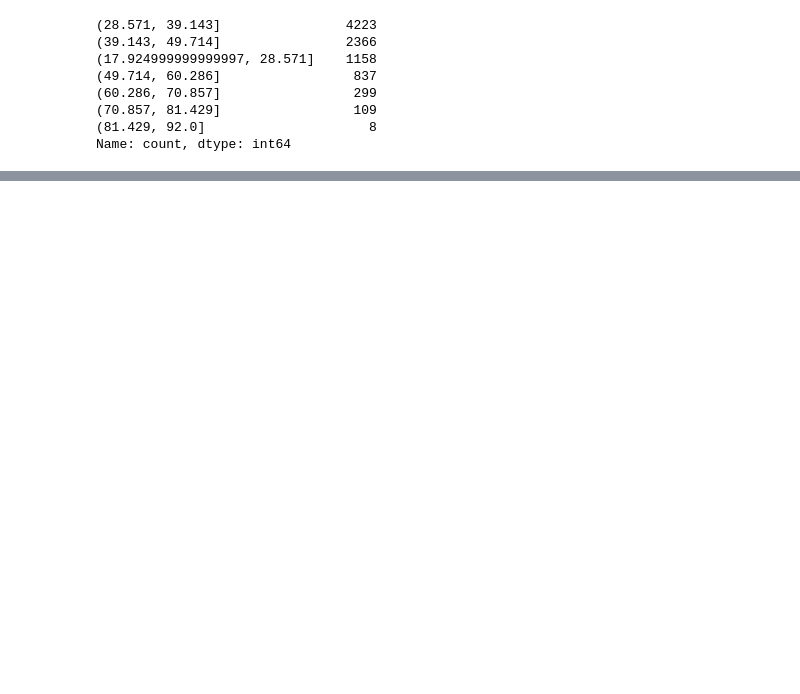
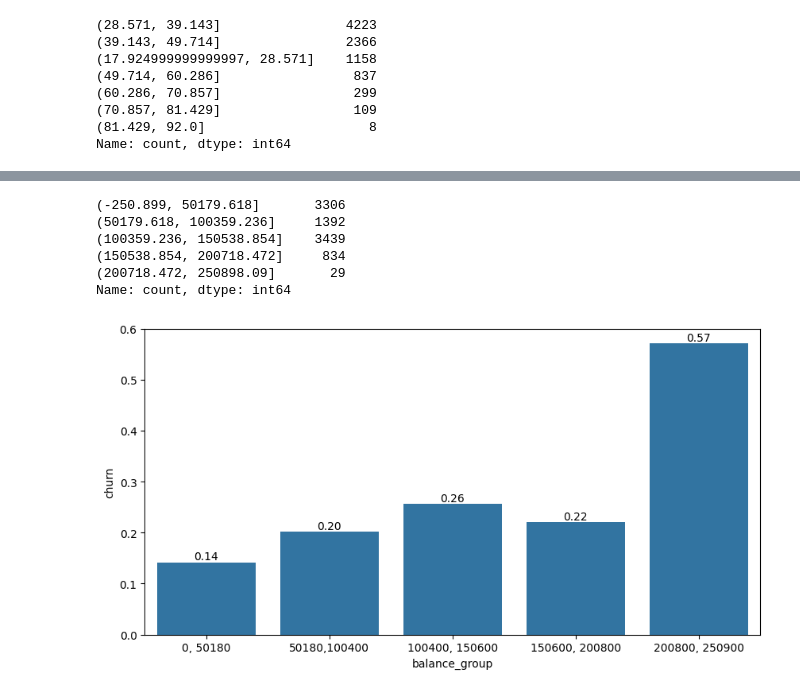
Before and after one commit to mihai20022/EuroBank_International, a Jupyter notebook: notebooks/2_exploratory_data_analysis.ipynb, the cells around one changed output, grey strips where cells are left out. Drawn from its saved outputs; the diff is of its cells as text; code cells hidden in the pictures; blank space fills up the shorter version.

```diff
--- a/notebooks/2_exploratory_data_analysis.ipynb
+++ b/notebooks/2_exploratory_data_analysis.ipynb
@@ -86,0 +101,25 @@ Name: count, dtype: int64
+# %%
+df['balance'].value_counts(bins=5).sort_index()
+# %% [output]
+(-250.899, 50179.618]       3306
+(50179.618, 100359.236]     1392
+(100359.236, 150538.854]    3439
+(150538.854, 200718.472]     834
+(200718.472, 250898.09]       29
+Name: count, dtype: int64
+# %%
+bins=[-1, 50180, 100400, 150600, 200800, 250900 ]
+labels = ['0, 50180', '50180,100400','100400, 150600','150600, 200800', '200800, 250900']
+
+df['balance_group'] = pd.cut(df['balance'], bins=bins, labels=labels, right=True)
+
+plt.figure(figsize=(10,5))
+ax = sns.barplot(data=df, x='balance_group', y='churn', errorbar=None)
+
+for container in ax.containers:
+    ax.bar_label(container=container, fmt='%.2f', label_type='edge')
+
+
+plt.show()
+# %% [output]
+[figure, added]
```
Also changed, not shown: parts of 18 cells of this notebook, 3 other files.
